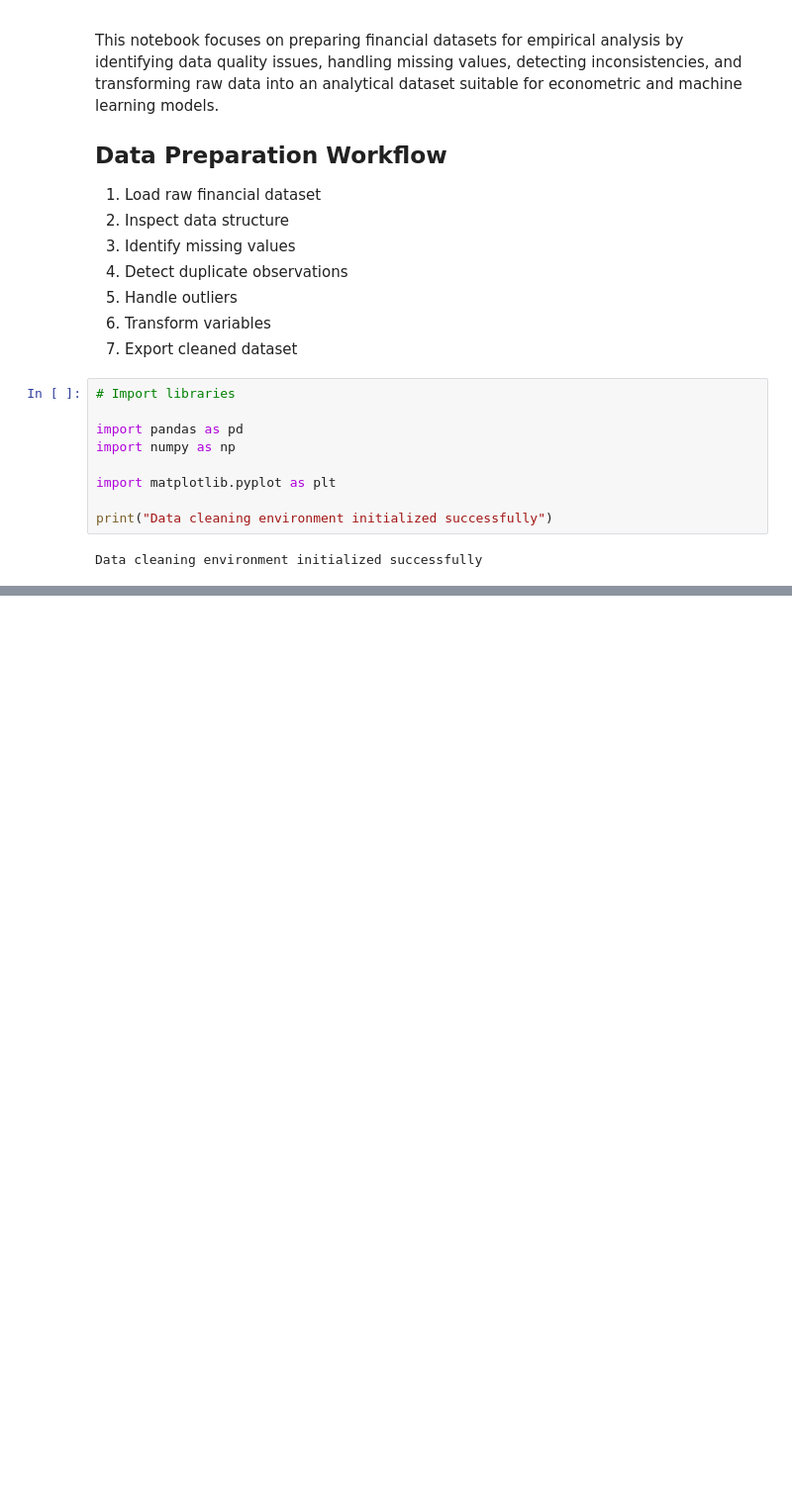
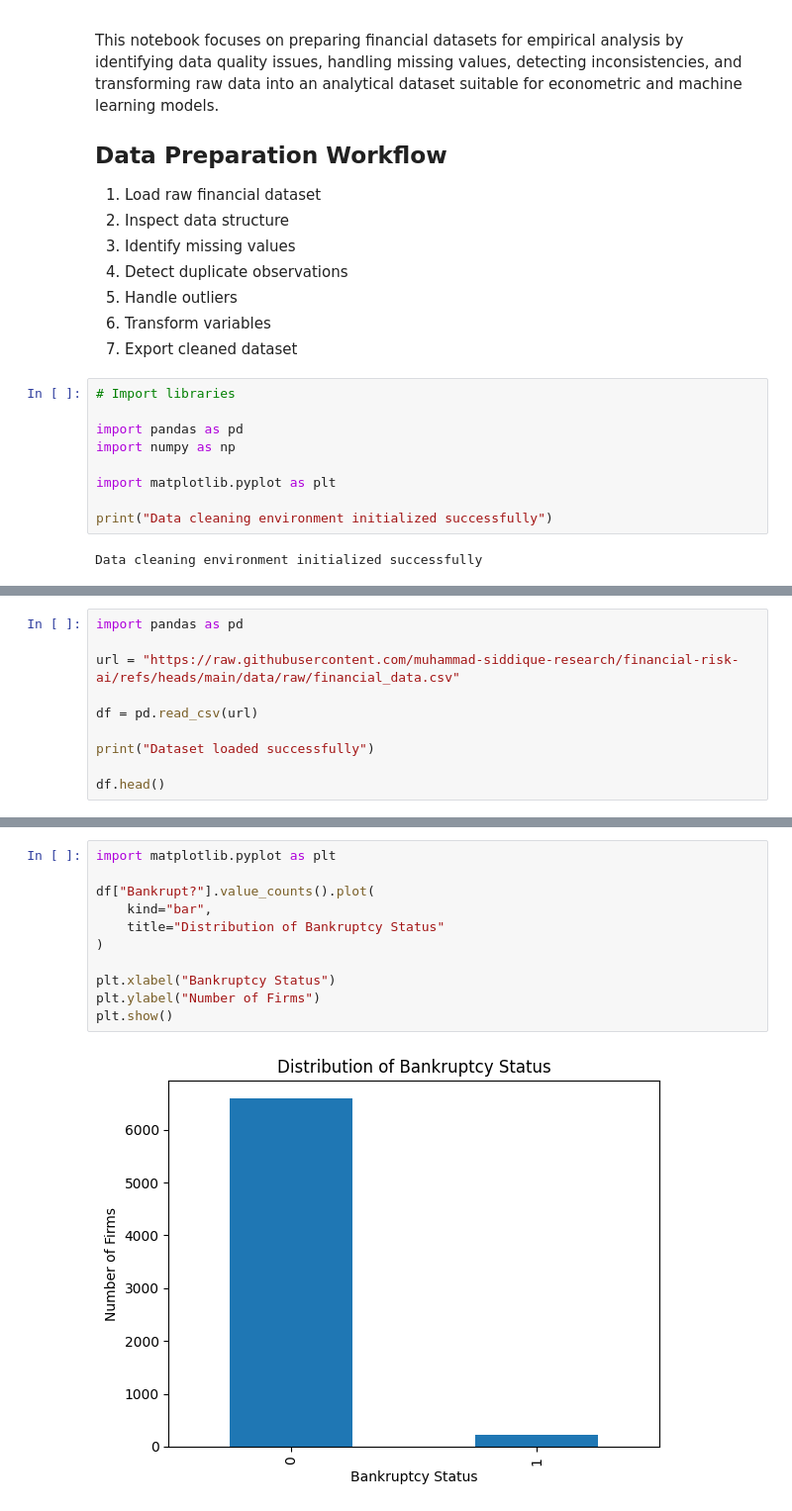
Before and after one commit to muhammad-siddique-research/financial-risk-ai, a Jupyter notebook: 02_data_cleaning.ipynb, the cells around one changed output, grey strips where cells are left out. Shown at 99% size. Drawn from its saved outputs; the diff is of its cells as text; blank space fills up the shorter version.

Commit message:
Data cleaning processed

```diff
--- a/02_data_cleaning.ipynb
+++ b/02_data_cleaning.ipynb
@@ -45,0 +32,10 @@ Dataset not found. Upload raw financial data before proceeding.
+# %%
+import pandas as pd
+
+url = "https://raw.githubusercontent.com/muhammad-siddique-research/financial-risk-ai/refs/heads/main/data/raw/financial_data.csv"
+
+df = pd.read_csv(url)
+
+print("Dataset loaded successfully")
+
+df.head()
@@ -45,0 +142,13 @@ Dataset not found. Upload raw financial data before proceeding.
+# %%
+import matplotlib.pyplot as plt
+
+df["Bankrupt?"].value_counts().plot(
+    kind="bar",
+    title="Distribution of Bankruptcy Status"
+)
+
+plt.xlabel("Bankruptcy Status")
+plt.ylabel("Number of Firms")
+plt.show()
+# %% [output]
+[figure, added]
```
Also changed, not shown: parts of 20 cells of this notebook.
